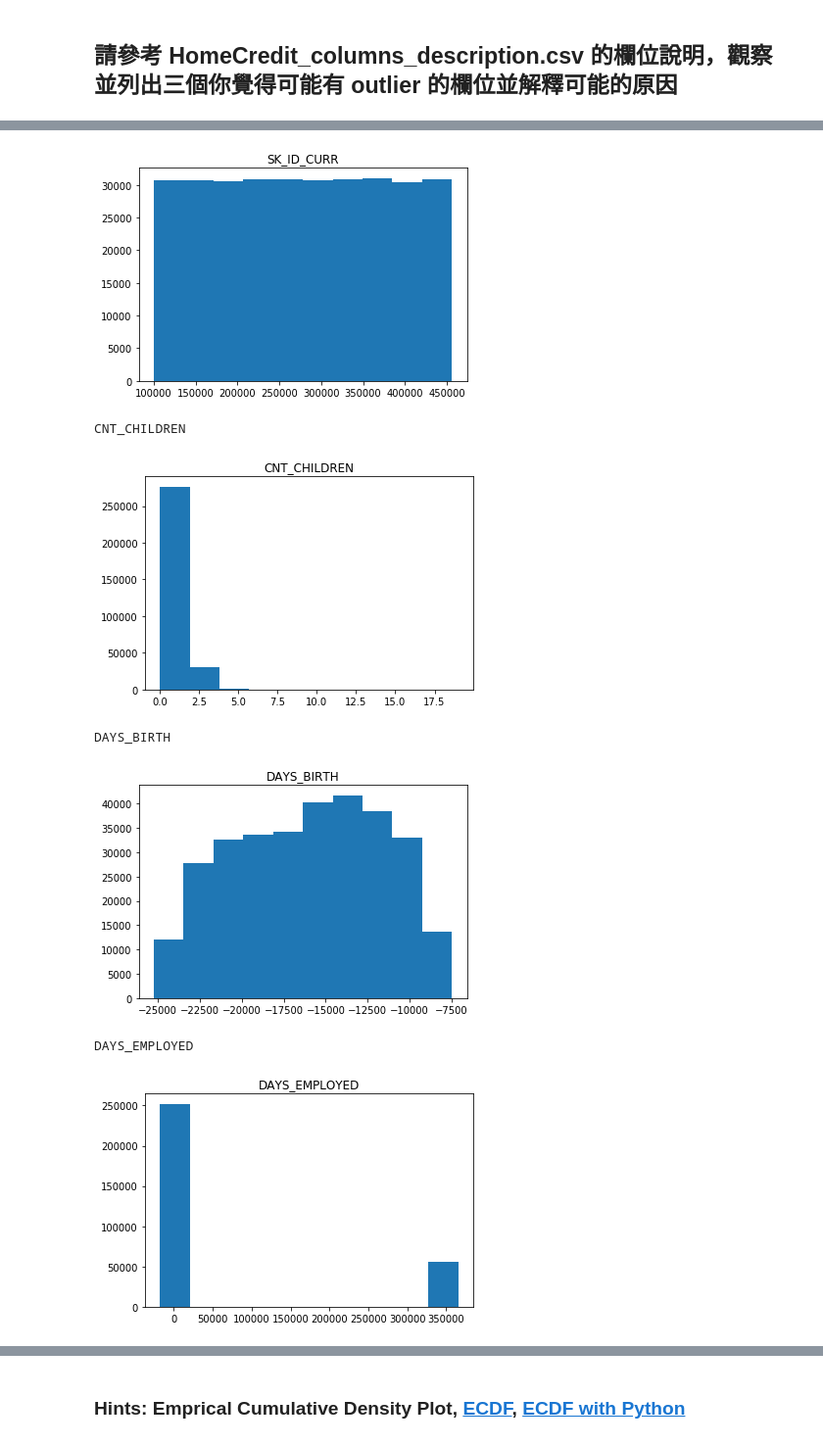
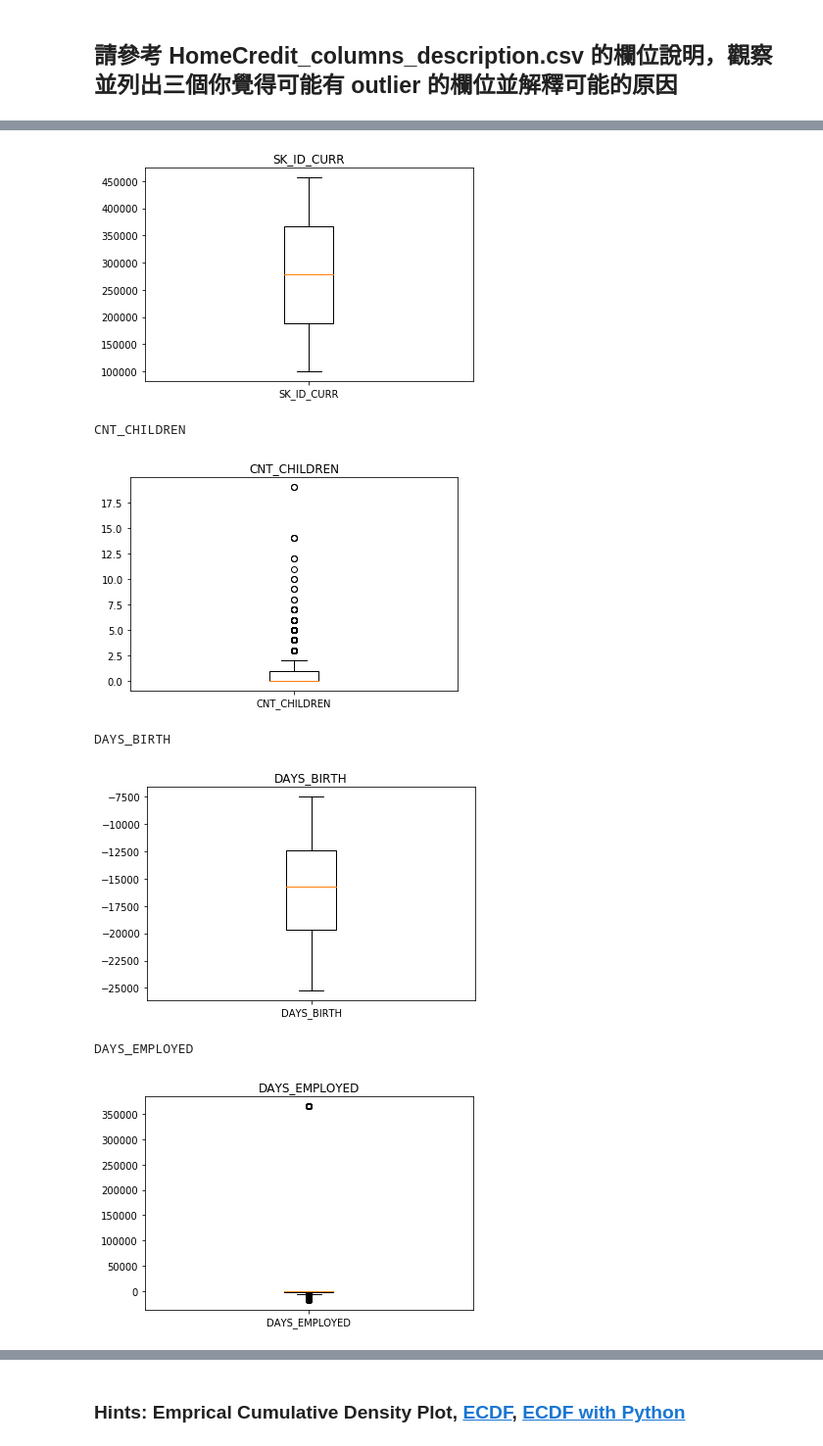
Before and after one commit to IanFan/ML100-Days, a Jupyter notebook: homework/Day_006_HW.ipynb, the cells around one changed output, grey strips where cells are left out. Shown: that part at 98% size. Saved outputs shown, nothing was run; the diff lists cells and outputs as text; code cells hidden in the pictures.

```diff
--- a/homework/Day_006_HW.ipynb
+++ b/homework/Day_006_HW.ipynb
@@ -47,38 +47,38 @@ print('numeric_columns: ', numeric_columns)
 numeric_columns = list(app_train[numeric_columns].columns[list(app_train[numeric_columns].apply(lambda x:len(x.unique())!=2 ))])
 print("Numbers of remain columns %s" % len(numeric_columns))
 
 # 檢視這些欄位的數值範圍
 for col in numeric_columns:
     """
     Your CODE HERE, make the box plot
     """
     print(col)
-    plt.hist(app_train[col])
+    plt.boxplot(app_train[col].values, labels=[col])
     plt.title(col)
     plt.show()
 # %% [output]
 dtypes:  SK_ID_CURR                      int64
 TARGET                          int64
 NAME_CONTRACT_TYPE             object
 CODE_GENDER                    object
 FLAG_OWN_CAR                   object
 FLAG_OWN_REALTY                object
 CNT_CHILDREN                    int64
 AMT_INCOME_TOTAL              float64
 AMT_CREDIT                    float64
 AMT_ANNUITY                   float64
 AMT_GOODS_PRICE               float64
 NAME_TYPE_SUITE                object
 ... (49 lines left out)
 Length: 122, dtype: object
 numeric_columns:  ['SK_ID_CURR', 'TARGET', 'CNT_CHILDREN', 'DAYS_BIRTH', 'DAYS_EMPLOYED', 'DAYS_ID_PUBLISH', 'FLAG_MOBIL', 'FLAG_EMP_PHONE', 'FLAG_WORK_PHONE', 'FLAG_CONT_MOBILE', 'FLAG_PHONE', 'FLAG_ ...
 Numbers of remain columns 8
 SK_ID_CURR
-[figure, old version]
+[figure, new version]
 CNT_CHILDREN
-[figure, old version]
+[figure, new version]
 DAYS_BIRTH
-[figure, old version]
+[figure, new version]
 DAYS_EMPLOYED
-[figure, old version]
+[figure, new version]
 DAYS_ID_PUBLISH
```
Also changed, not shown: parts of 5 cells of this notebook.
